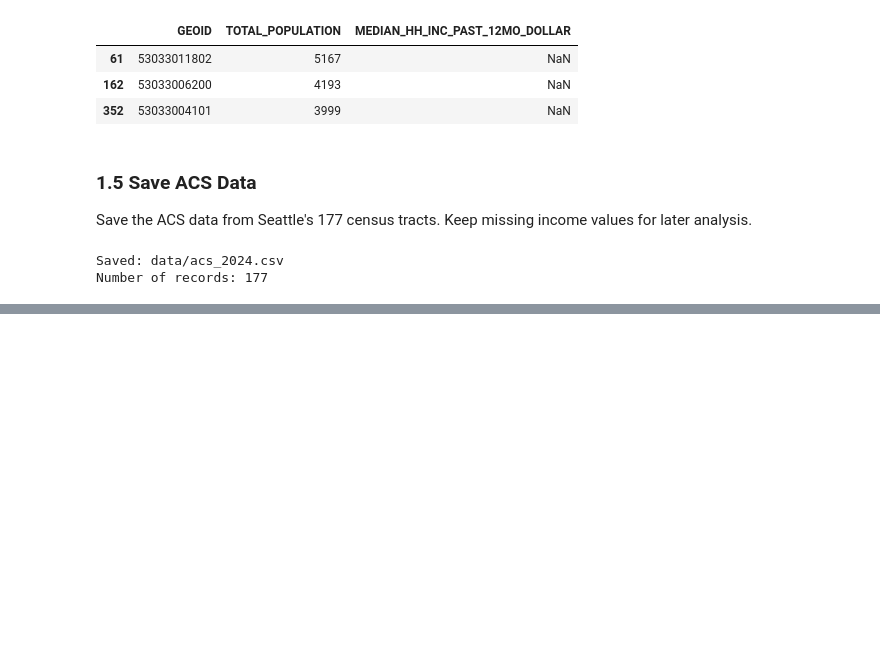
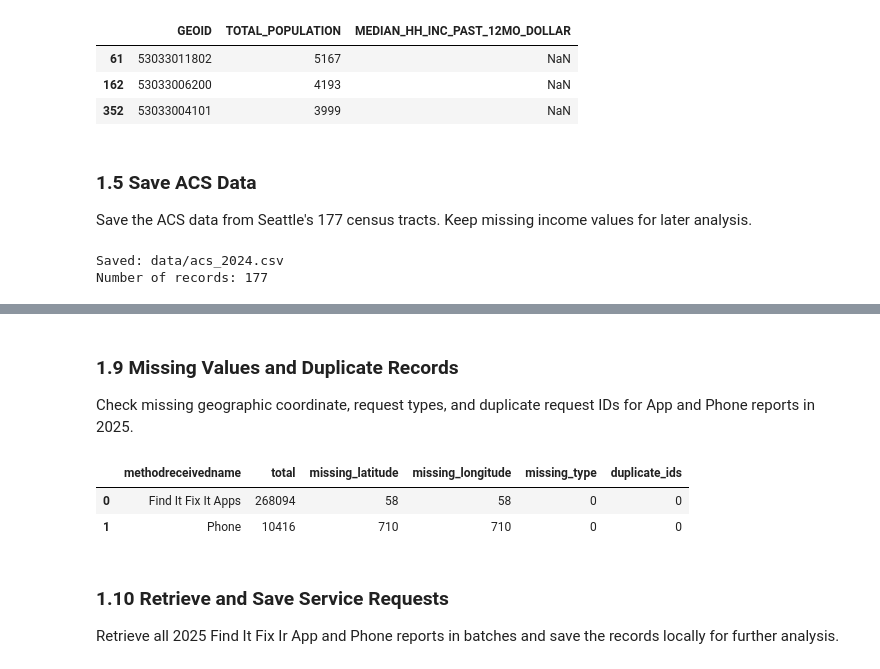
Before and after one commit to ywang254-a11y/hcde-410-final, a Jupyter notebook: Final_Analysis.ipynb, the cells around one changed output, grey strips where cells are left out. Drawn from its saved outputs; the diff is of its cells as text; code cells hidden in the pictures; blank space fills up the shorter version.

```diff
--- a/Final_Analysis.ipynb
+++ b/Final_Analysis.ipynb
@@ -274,0 +450,71 @@ Number of records: 177
+# %% [markdown]
+### 1.9 Missing Values and Duplicate Records
+Check missing geographic coordinate, request types, and duplicate request IDs for App and Phone reports in 2025.
+# %%
+# Check missing values and duplicate IDs by channel
+quality_params = {
+    "$where": (
+        date_filter
+        + " AND methodreceivedname IN "
+        + "('Find It Fix It Apps', 'Phone')"
+    ),
+    "$select": (
+        "methodreceivedname, "
+        "count(*) as total, "
+        "count(latitude) as with_latitude, "
+        "count(longitude) as with_longitude, "
+        "count(webintakeservicerequests) as with_type, "
+        "count(distinct servicerequestnumber) as unique_ids"
+    ),
+    "$group": "methodreceivedname"
+}
+
+response = requests.get(
+    requests_url,
+    params=quality_params,
+    timeout=60
+)
+response.raise_for_status()
+
+quality_data = pd.DataFrame(response.json())
+
+numeric_cols = [
+    "total", "with_latitude", "with_longitude",
+    "with_type", "unique_ids"
+]
+
+quality_data[numeric_cols] = quality_data[numeric_cols].astype(int)
+
+quality_data["missing_latitude"] = (
+    quality_data["total"] - quality_data["with_latitude"]
+)
+
+quality_data["missing_longitude"] = (
+    quality_data["total"] - quality_data["with_longitude"]
+)
+
+quality_data["missing_type"] = (
+    quality_data["total"] - quality_data["with_type"]
+)
+
+quality_data["duplicate_ids"] = (
+    quality_data["total"] - quality_data["unique_ids"]
+)
+
+display(quality_data[
+    [
+        "methodreceivedname",
+        "total",
+        "missing_latitude",
+        "missing_longitude",
+        "missing_type",
+        "duplicate_ids"
+    ]
+])
+# %% [output]
+|  | methodreceivedname | total | missing_latitude | missing_longitude | missing_type | duplicate_ids |
+| 0 | Find It Fix It Apps | 268094 | 58 | 58 | 0 | 0 |
+| 1 | Phone | 10416 | 710 | 710 | 0 | 0 |
+# %% [markdown]
+### 1.10 Retrieve and Save Service Requests
+Retrieve all 2025 Find It Fix Ir App and Phone reports in batches and save the records locally for further analysis.
```
Also changed, not shown: parts of 12 cells of this notebook, 1 other file.
